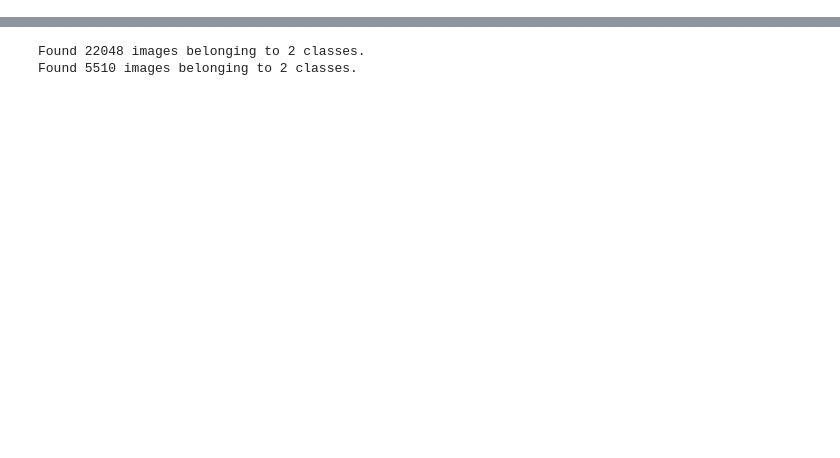
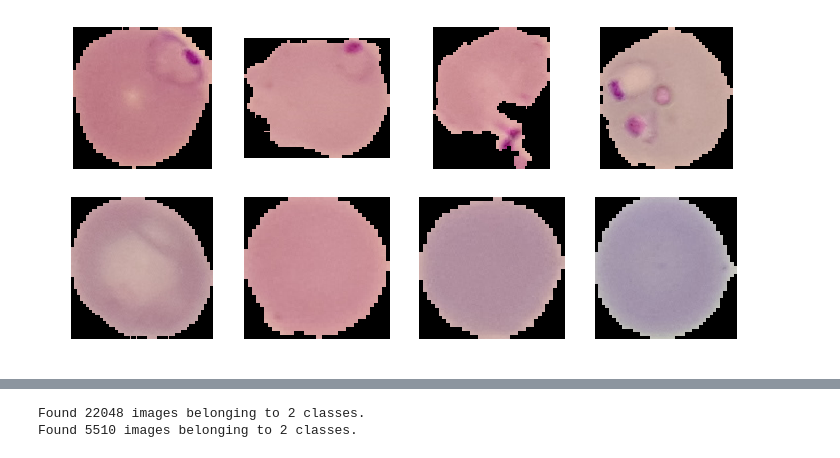
Before and after one commit to slvDev/Malaria-Detection-CNN-Keras, a Jupyter notebook: Malaria.ipynb, the cells around one changed output, grey strips where cells are left out. Saved outputs shown, nothing was run; the diff lists cells and outputs as text; code cells hidden in the pictures; blank space fills up the shorter version.

```diff
--- a/Malaria.ipynb
+++ b/Malaria.ipynb
@@ -21,3 +32,27 @@ zip_ref_train.close()
+# %%
+nrows, ncols = 4, 4
+
+fig = plt.gcf()
+fig.set_size_inches(ncols * 3, nrows * 3)
+
+inf_pic_paths = [os.path.join(INF_DIR, inf_fnames[randrange(len(inf_fnames))])
+                for _ in range(4)
+                ]
+
+uninf_pic_paths = [os.path.join(UNINF_DIR, uninf_fnames[randrange(len(uninf_fnames))])
+                for _ in range(4)
+                ]
+
+for i, img_path in enumerate(inf_pic_paths + uninf_pic_paths):
+  sp = plt.subplot(nrows, ncols, i + 1)
+  sp.axis('Off') # Don't show axes (or gridlines)
+
+  img = mpimg.imread(img_path)
+  plt.imshow(img)
+
+plt.show()
+# %% [output]
+[figure, added]
 # %%
 img_size = 32
 dim = img_size, img_size
```
Also changed, not shown: parts of 6 cells of this notebook.
